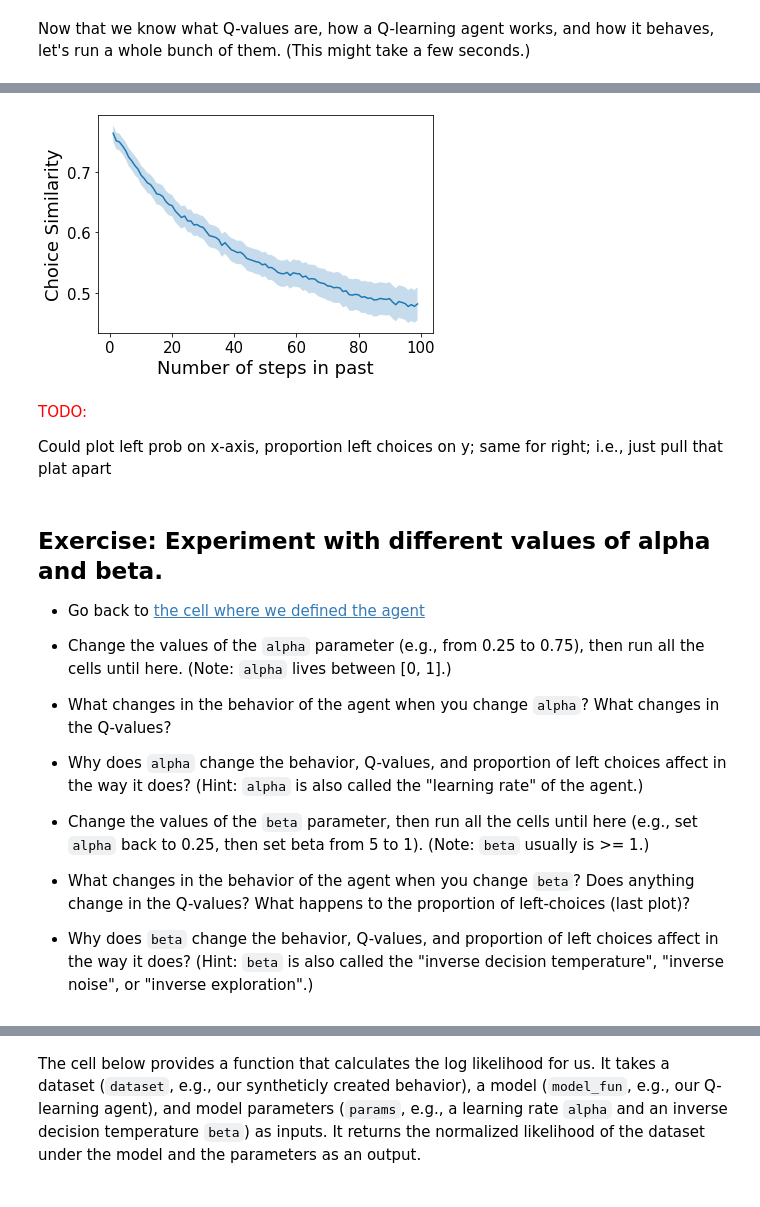
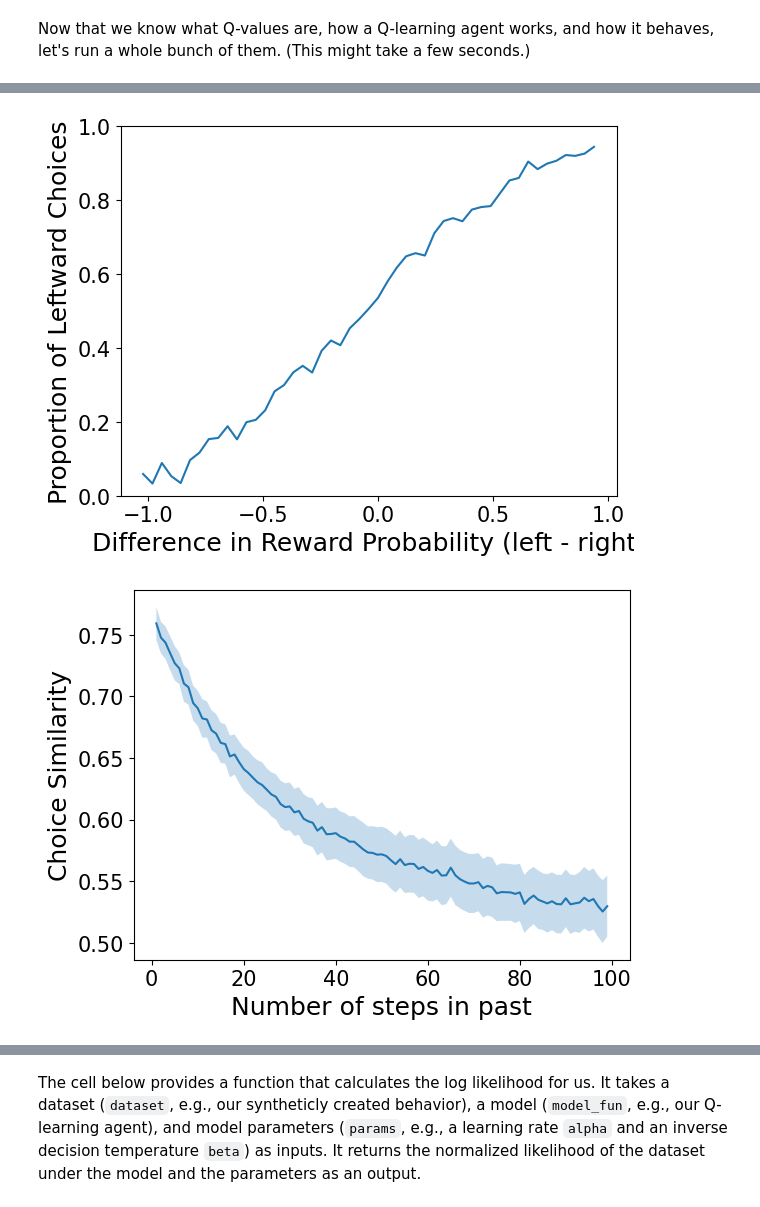
Before and after one commit to kstach01/CogModelingRNNsTutorial, a Jupyter notebook: CCN2023_CogModelingRNNsTutorial2023.ipynb, the cells around one changed output, grey strips where cells are left out. Saved outputs shown, nothing was run; the diff lists cells and outputs as text; code cells hidden in the pictures.

```diff
--- a/CCN2023_CogModelingRNNsTutorial2023.ipynb
+++ b/CCN2023_CogModelingRNNsTutorial2023.ipynb
@@ -279,21 +303,8 @@ dataset_train_to_view, experiment_list_to_view = bandits.create_dataset(
 # %%
 #@title Run some diagnostics to characterize the dataset
+bandits.show_valuemetric(experiment_list_to_view)
+plt.figure()
 plotting.plot_action_similarity_to_history(experiment_list_to_view, n_steps_back=100)
 # %% [output]
-[figure, old version]
+[figure, new version]
+[figure, added]
-# %% [markdown]
-<font color='red'>TODO:</font>
-
-Could plot left prob on x-axis, proportion left choices on y; same for right; i.e., just pull that plat apart
-# %% [markdown]
-## Exercise: Experiment with different values of alpha and beta.
-
-* Go back to [the cell where we defined the agent](#define-agent-and-environment)
-
-* Change the values of the `alpha` parameter (e.g., from 0.25 to 0.75), then run all the cells until here. (Note: `alpha` lives between [0, 1].)
-* What changes in the behavior of the agent when you change `alpha`? What changes in the Q-values?
-* Why does `alpha` change the behavior, Q-values, and proportion of left choices affect in the way it does? (Hint: `alpha` is also called the "learning rate" of the agent.)
-
-* Change the values of the `beta` parameter, then run all the cells until here (e.g., set `alpha` back to 0.25, then set beta from 5 to 1). (Note: `beta` usually is >= 1.)
-* What changes in the behavior of the agent when you change `beta`? Does anything change in the Q-values? What happens to the proportion of left-choices (last plot)?
-* Why does `beta` change the behavior, Q-values, and proportion of left choices affect in the way it does? (Hint: `beta` is also called the "inverse decision temperature", "inverse noise", or "inverse exploration".)
```
Also changed, not shown: parts of 88 cells of this notebook, 6 other files.
